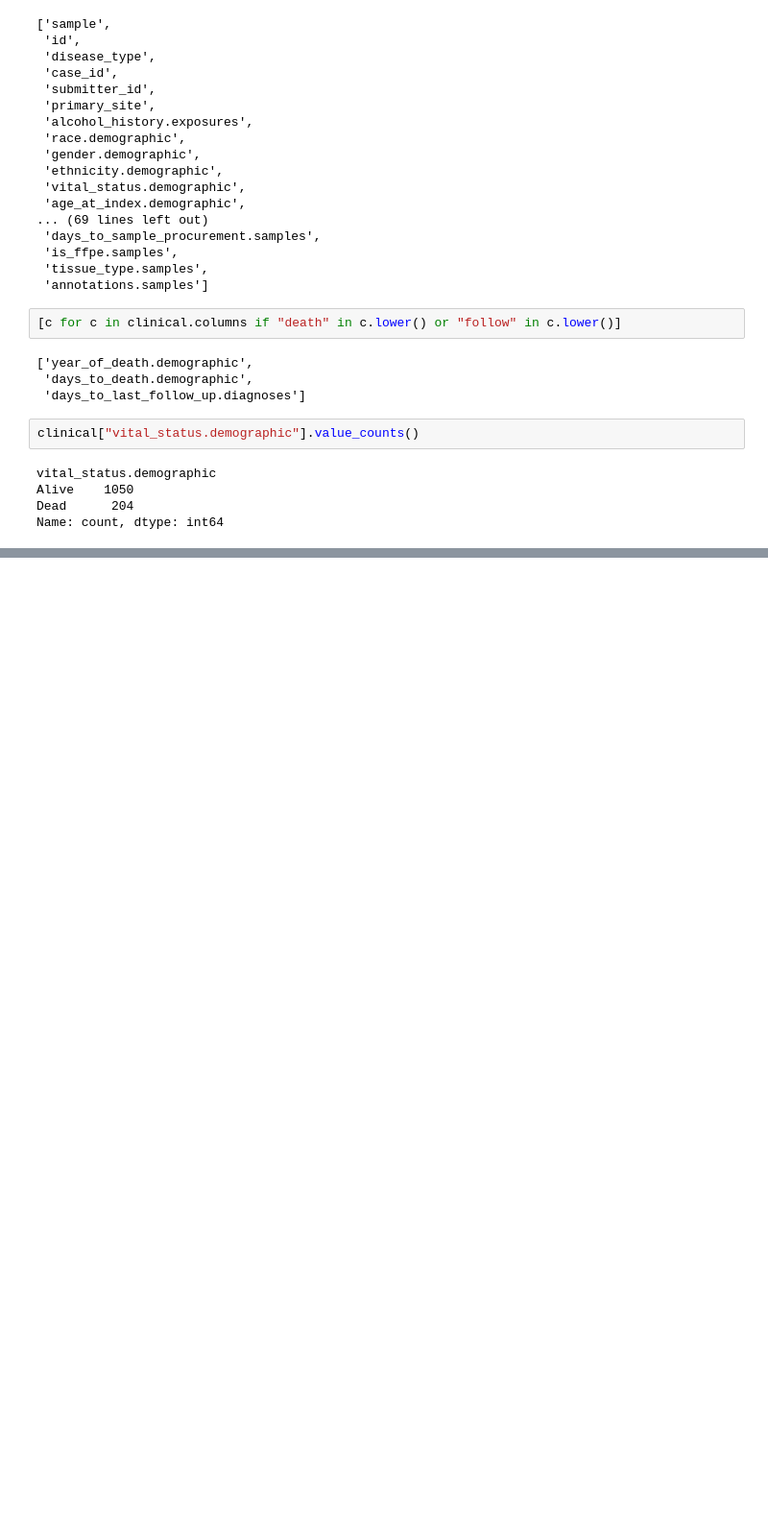
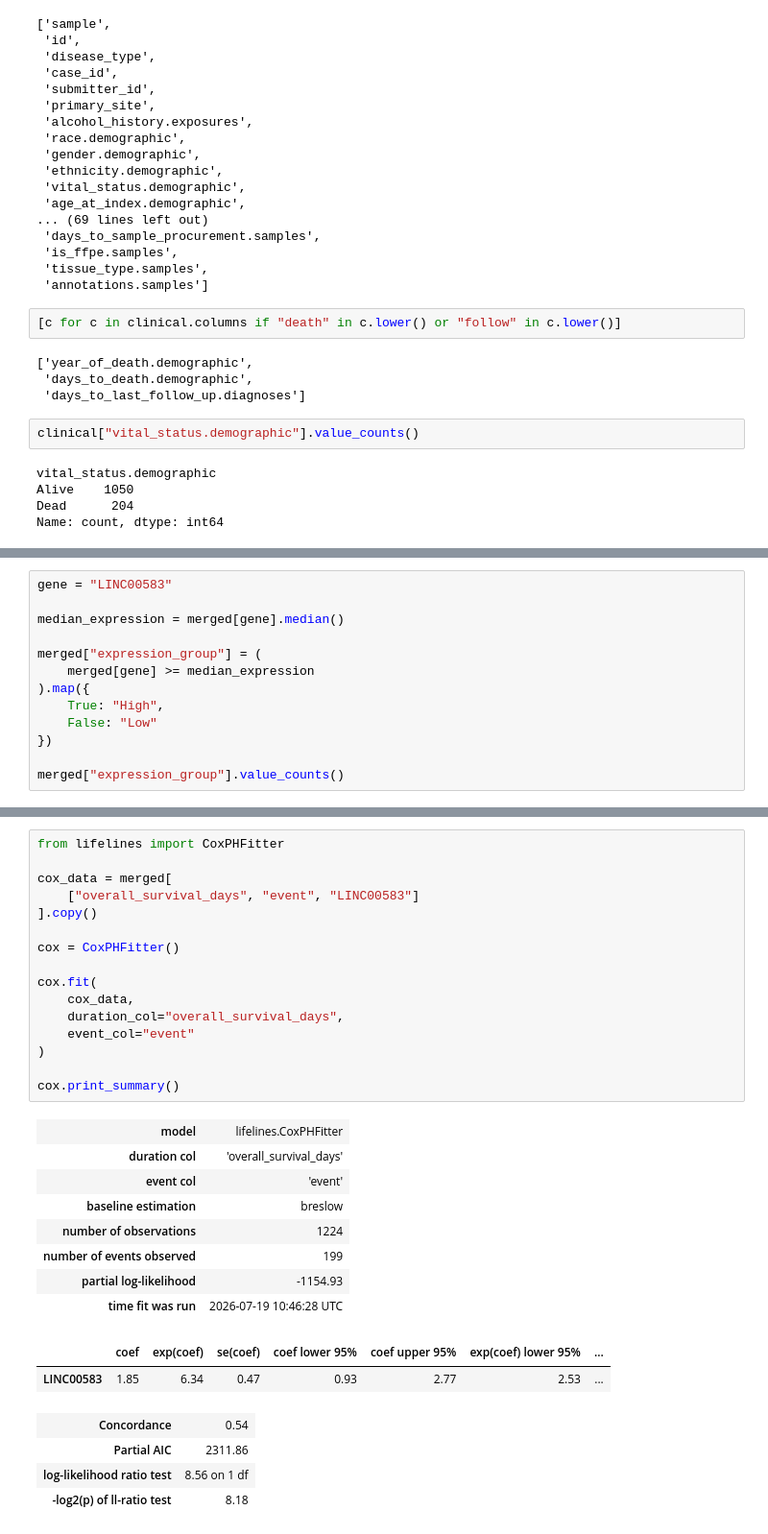
Before and after one commit to palrabheru/tcga-biomarker-discovery, a Jupyter notebook: notebooks/biomarker_analysis.ipynb, the cells around one changed output, grey strips where cells are left out. Shown at 96% size. Cells and saved outputs as stored; diff of their text form; blank space fills up the shorter version.

```diff
--- a/notebooks/biomarker_analysis.ipynb
+++ b/notebooks/biomarker_analysis.ipynb
@@ -1428,0 +1560,13 @@ Name: count, dtype: int64
+# %%
+gene = "LINC00583"
+
+median_expression = merged[gene].median()
+
+merged["expression_group"] = (
+    merged[gene] >= median_expression
+).map({
+    True: "High",
+    False: "Low"
+})
+
+merged["expression_group"].value_counts()
@@ -1428,0 +1693,31 @@ Name: count, dtype: int64
+# %%
+from lifelines import CoxPHFitter
+
+cox_data = merged[
+    ["overall_survival_days", "event", "LINC00583"]
+].copy()
+
+cox = CoxPHFitter()
+
+cox.fit(
+    cox_data,
+    duration_col="overall_survival_days",
+    event_col="event"
+)
+
+cox.print_summary()
+# %% [output]
+| model | lifelines.CoxPHFitter |
+| duration col | 'overall_survival_days' |
+| event col | 'event' |
+| baseline estimation | breslow |
+| number of observations | 1224 |
+| number of events observed | 199 |
+| partial log-likelihood | -1154.93 |
+| time fit was run | 2026-07-19 10:46:28 UTC |
+|  | coef | exp(coef) | se(coef) | coef lower 95% | coef upper 95% | exp(coef) lower 95% | ... |
+| LINC00583 | 1.85 | 6.34 | 0.47 | 0.93 | 2.77 | 2.53 | ... |
+| Concordance | 0.54 |
+| Partial AIC | 2311.86 |
+| log-likelihood ratio test | 8.56 on 1 df |
+| -log2(p) of ll-ratio test | 8.18 |
```
Also changed, not shown: parts of 18 cells of this notebook.
